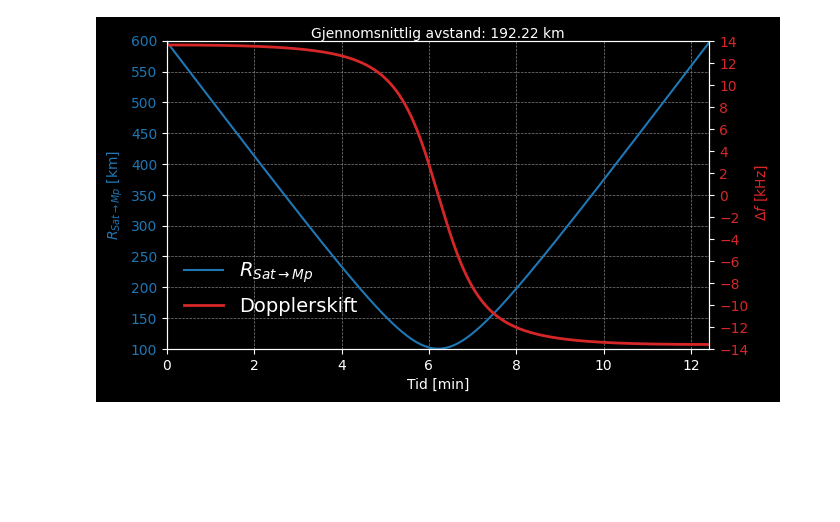
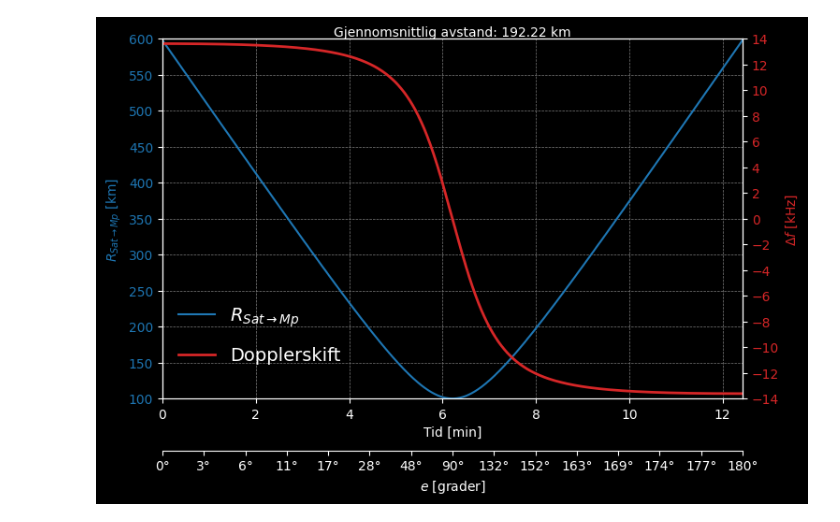
Before and after one commit to SkaugJr/TTK4852-EiT, a Jupyter notebook: Synlighetsperiode.ipynb, the cells around one changed output. Drawn from its saved outputs; the diff is of its cells as text; code cells hidden in the pictures; blank space fills up the shorter version.

```diff
--- a/Synlighetsperiode.ipynb
+++ b/Synlighetsperiode.ipynb
@@ -1,6 +1,7 @@
 # %%
 import numpy as np
 import matplotlib.pyplot as plt
+from scipy.interpolate import interp1d
 plt.style.use('dark_background')
 
 h = 100e3 # km
@@ -9,54 +10,71 @@ a = R_moon + h
 
 m_moon = 7.34767309e22 # kg
 G = 6.67430e-11 # m^3 kg^-1 s^-2
 T_orbital = 2 * np.pi * np.sqrt((a)**3 / (G * m_moon)) # s
 v_orbital = 2 * np.pi * a / T_orbital # m/s
 
-#print(T_orbital/60) # h
-
-psi = np.linspace(90, 270, 1000) # degrees
-psi= np.deg2rad(psi) # rad
+psi_deg = np.linspace(90, 270, 1000) # degrees
+psi = np.deg2rad(psi_deg) # rad
 
 theta = np.asin((R_moon/a) * np.sin(psi)) # rad
 phi = np.pi - psi - theta
 
-R_sat_meas = a* (np.sin(phi) / np.sin(psi))
+R_sat_meas = a * (np.sin(phi) / np.sin(psi))
 R_sat_meas = R_sat_meas * 1e-3 # km
 
-t = (a * (phi + phi[0]) / v_orbital) / 60  # s
+t = (a * (phi + phi[0]) / v_orbital) / 60  # minutter
 
 SAR_freq = 1.25e9 # Hz
 c = 3e8 # m/s
 
-doppler = -(2 * SAR_freq * v_orbital / c) * np.sin(psi) *1e-3 # Hz
+doppler = -(2 * SAR_freq * v_orbital / c) * np.sin(psi) * 1e-3 # kHz
 
+fig, ax1 = plt.subplots(figsize=(8, 5))
 
-fig, ax1 = plt.subplots(figsize=(7, 4))
-
-# Plot R_sat_meas on the left y-axis
+# Første akse: Avstand
 ax1.plot(t, R_sat_meas, label=r'$R_{Sat \rightarrow Mp}$', color='tab:blue')
 ax1.set_xlabel('Tid [min]')
 ax1.set_ylabel(r'$R_{Sat \rightarrow Mp}$ [km]', color='tab:blue')
 ax1.tick_params(axis='y', labelcolor='tab:blue')
-ax1.set_yticks(np.arange(100, 600+1, 50)) # Set y-ticks for R_sat_meas
+ax1.set_yticks(np.arange(100, 600+1, 50))
 ax1.set_ylim(100, 600)
-ax1.set_xlim(min(t), max(t)) # Set x-axis limits to match the time range
-ax1.grid(linewidth=0.5, linestyle='--',color='gray')
-ax1.legend(loc='lower left', fontsize=14, frameon=False, bbox_to_anchor = [0.0, 0.15])
+ax1.set_xlim(min(t), max(t))
+ax1.grid(linewidth=0.5, linestyle='--', color='gray')
+ax1.legend(loc='lower left', fontsize=14, frameon=False, bbox_to_anchor=[0.0, 0.15])
+
+# Tekst med gjennomsnitt
 ax1.annotate(f'Gjennomsnittlig avstand: {np.mean(R_sat_meas):.2f} km', xy=(0.5, 1), xycoords='axes fraction',
-            fontsize=10, ha='center', va='bottom', color='white')
-# Create a second y-axis for Doppler
+             fontsize=10, ha='center', va='bottom', color='white')
+
+# Andre akse: Doppler
 ax2 = ax1.twinx()
-ax2.plot(t, doppler, label='Dopplerskift', color='tab:red',linewidth=2)
-ax2.set_ylabel(r' $\Delta f$ [kHz]', color='tab:red')
+ax2.plot(t, doppler, label='Dopplerskift', color='tab:red', linewidth=2)
+ax2.set_ylabel(r'$\Delta f$ [kHz]', color='tab:red')
 ax2.tick_params(axis='y', labelcolor='tab:red')
-ax2.set_yticks(np.arange(-14, 14+0.1, 2)) # Set y-ticks for Doppler
-ax2.set_ylim(-14, 14) # Set y-axis limits for Doppler
-ax2.legend(loc='lower left', fontsize=14, frameon=False, bbox_to_anchor = [0.0, 0.05])
+ax2.set_yticks(np.arange(-14, 14+0.1, 2))
+ax2.set_ylim(-14, 14)
+ax2.legend(loc='lower left', fontsize=14, frameon=False, bbox_to_anchor=[0.0, 0.05])
 
-# Title and show the plot
-#plt.title('Sattellitt avstand til målepunkt og Doppler vs tid')
+# Tredje akse: Psi under tid
+ax3 = ax1.twiny()  # Lager en ekstra x-akse på toppen
+ax3.set_xlim(ax1.get_xlim())
+
+# Interpoler psi som funksjon av tid
+from scipy.interpolate import interp1d
+e_interp = interp1d(t, psi_deg[::-1]-90, kind='linear', fill_value='extrapolate')
+t_ticks = np.linspace(min(t), max(t), 15)
+e_ticks = e_interp(t_ticks)
+
+ax3.set_xticks(t_ticks)
+ax3.set_xticklabels([f"{e:.0f}°" for e in e_ticks])
+ax3.set_xlabel(r'$e$ [grader]')
+ax3.xaxis.set_label_position('bottom')
+ax3.xaxis.tick_bottom()
+ax3.spines['bottom'].set_position(('outward', 40)) # Flytt psi-aksen ned
+ax3.spines['bottom'].set_color('white')
+ax3.tick_params(axis='x', colors='white')
+
 plt.savefig('Figurer/Synlighetsperiode.pdf', bbox_inches='tight')
 plt.show()
 # %% [output]
-[figure, old version]
+[figure, new version]
```
Also changed, not shown: 1 other file.
